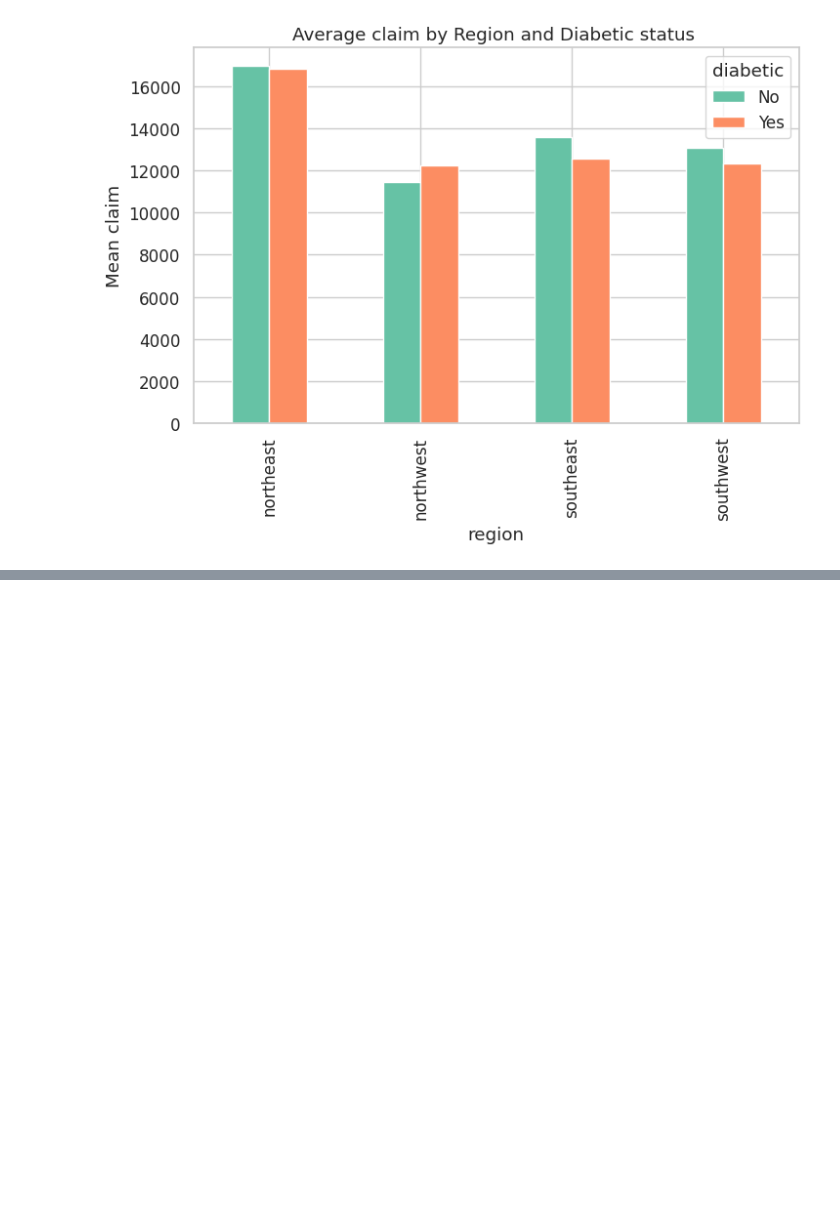
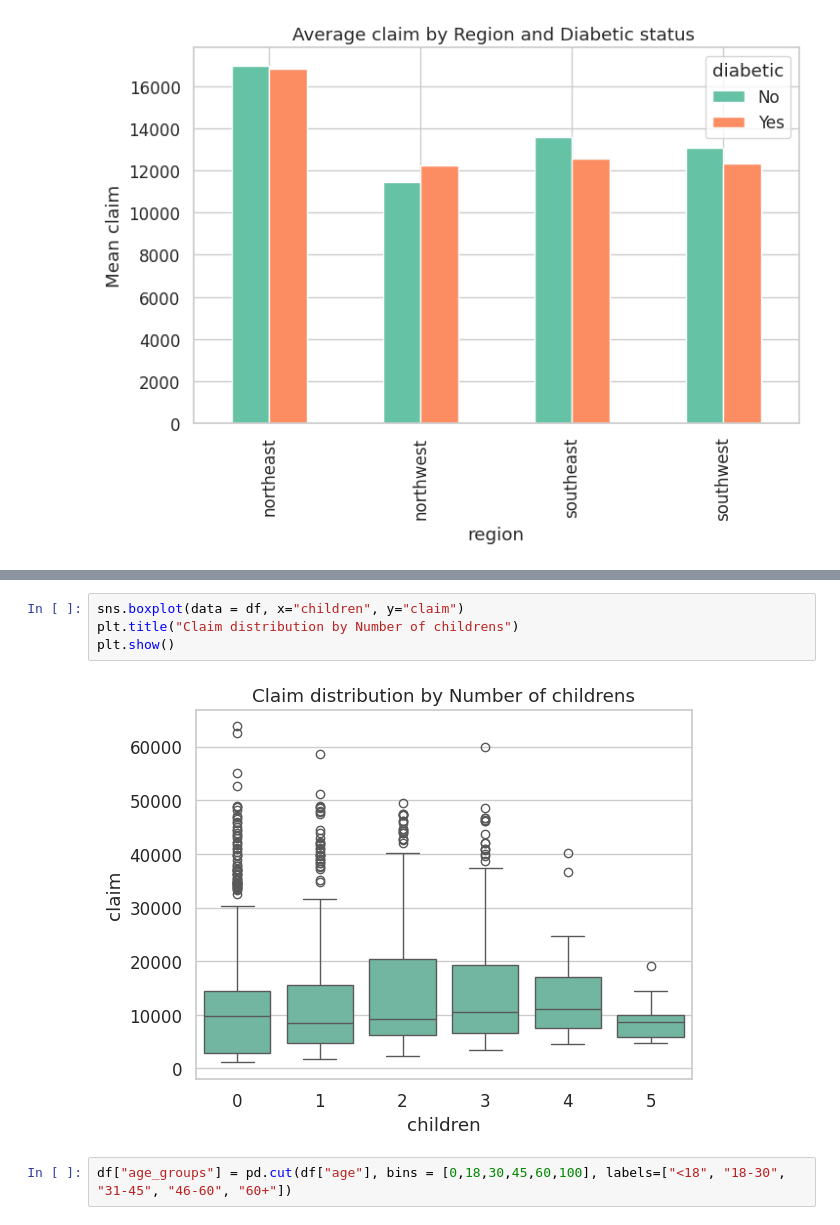
Before and after one commit to Sufyanmd/HealthRisk-Premium-Estimator, a Jupyter notebook: analysis_model.ipynb, the cells around one changed output, grey strips where cells are left out. Drawn from its saved outputs; the diff is of its cells as text; blank space fills up the shorter version.

```diff
--- a/analysis_model.ipynb
+++ b/analysis_model.ipynb
@@ -179,0 +225,8 @@ plt.show()
+# %%
+sns.boxplot(data = df, x="children", y="claim")
+plt.title("Claim distribution by Number of childrens")
+plt.show()
+# %% [output]
+[figure, added]
+# %%
+df["age_groups"] = pd.cut(df["age"], bins = [0,18,30,45,60,100], labels=["<18", "18-30", "31-45", "46-60", "60+"])
```
Also changed, not shown: parts of 29 cells of this notebook.
